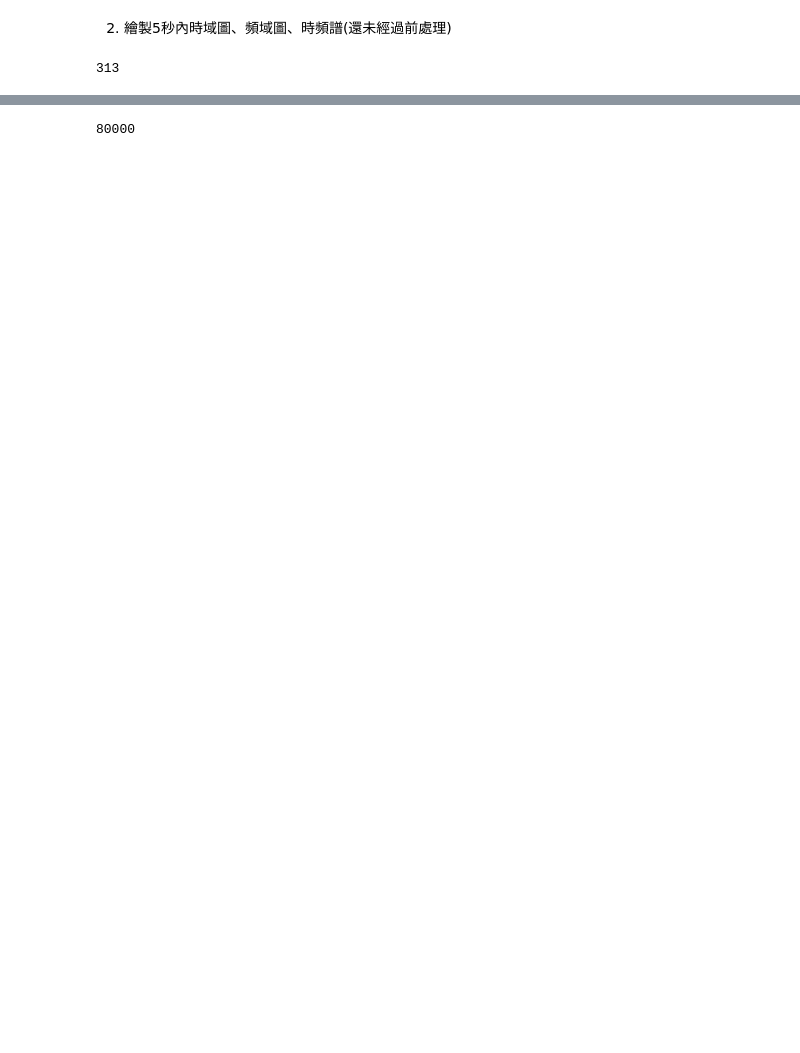
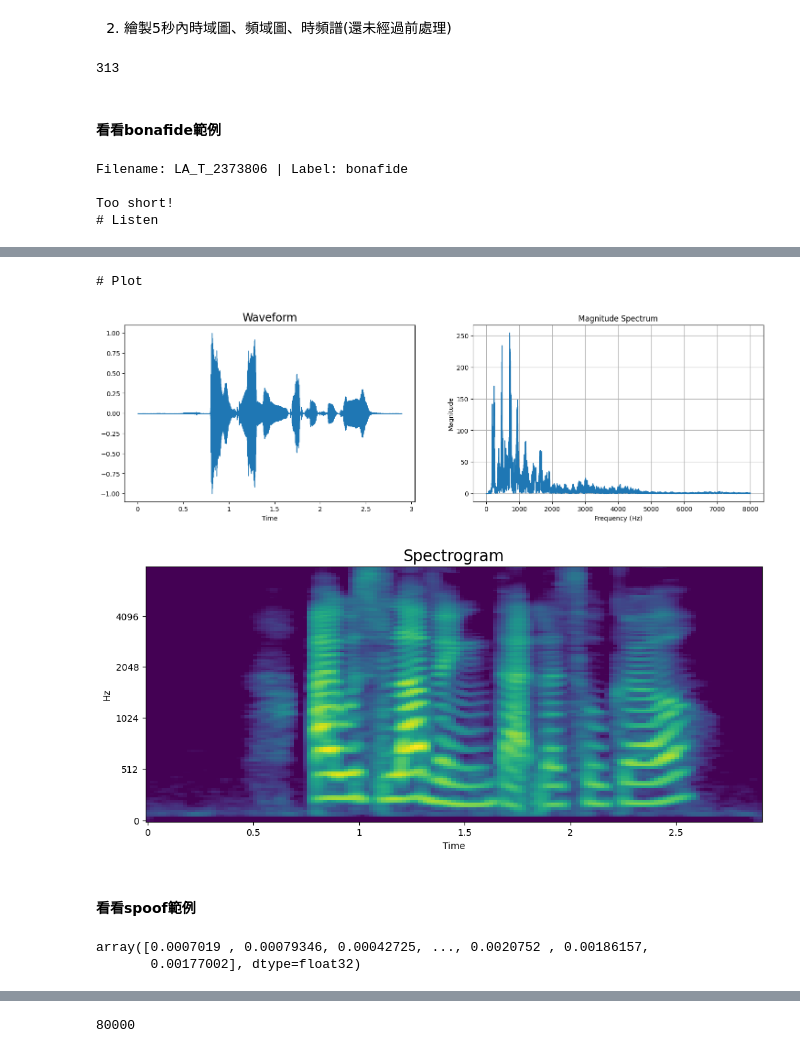
Before and after one commit to AnnTaiwan/Graduate-Project, a Jupyter notebook: src/version2/create_info_dataframe_observe_audio.ipynb, the cells around one changed output, grey strips where cells are left out. Drawn from its saved outputs; the diff is of its cells as text; code cells hidden in the pictures; blank space fills up the shorter version.

```diff
--- a/src/version2/create_info_dataframe_observe_audio.ipynb
+++ b/src/version2/create_info_dataframe_observe_audio.ipynb
@@ -83,10 +77,14 @@ def get_spectrum(audio, sr=SAMPLE_RATE): # 繪製頻域上的圖
     fig = plt.plot(freq_axis[:len(freq_axis)//2], ampSP[:len(freq_axis)//2])  # Only plot the positive frequencies
     return fig
 
-def listen_audio(audio, sr=16000): # 聽音檔
+def listen_audio(audio, sr=SAMPLE_RATE): # 聽音檔
     display(ipd.Audio(audio, rate=sr))
 
 def get_mel_spectrogram(audio, sr=SAMPLE_RATE): # get the mel-spectrogram
+    # same as ######
+    # D = np.abs(librosa.stft(y))**2
+    # S = librosa.feature.melspectrogram(S=D, sr=sr)
+    ################
     spec = librosa.feature.melspectrogram(y=audio, sr=sr, fmax=FMAX, n_mels=N_MELS, hop_length=HOP_LEN, n_fft=N_FFT)
     spec = librosa.power_to_db(spec)
     return spec
@@ -94,7 +92,8 @@ def get_mel_spectrogram(audio, sr=SAMPLE_RATE): # get the mel-spectrogram
 def plot_mel_spectrogram(spec, sr=SAMPLE_RATE): # get the display fig of mel-spectrogram
     # 文獻中提到viridis - blue to green to yellow -> best performing
     # yellow: 越大 / blue: 越小
-    fig = librosa.display.specshow(spec, x_axis='time', y_axis='hz', hop_length=HOP_LEN, sr=sr, fmax=FMAX, cmap='viridis')
+    fig = librosa.display.specshow(spec, x_axis='time', y_axis='mel', hop_length=HOP_LEN, sr=sr, fmax=FMAX, cmap='viridis')
+
     return fig
 
 
@@ -126,6 +125,26 @@ def plot_all(audio): # 開始繪製時域圖、頻域圖、時頻譜
 
     plt.figure(figsize=(12, 5))
     spec = get_mel_spectrogram(audio)
+    # # normalize
+    # spec = normalize_audio(spec)
     plot_mel_spectrogram(spec)
     plt.title("Spectrogram",fontsize=17)
     plt.show()
+# %% [markdown]
+#### 看看bonafide範例
+# %%
+row = train_df[train_df.target==0].iloc[19]
+print(f'Filename: {row.filename} | Label: {row.class_name}\n')
+audio, sr= load_audio(row.filepath)
+if len(audio) < AUDIO_LEN:
+    print("Too short!")
+else:
+    audio = audio[:AUDIO_LEN] # 取5秒內的音檔樣本
+
+# 開始繪製時域圖、頻域圖、時頻譜
+plot_all(audio)
+# %% [output]
+Filename: LA_T_2373806 | Label: bonafide
+
+Too short!
+# Listen
@@ -131,0 +152,10 @@ def plot_all(audio): # 開始繪製時域圖、頻域圖、時頻譜
+# Plot
+[figure, added]
+[figure, added]
+# %% [markdown]
+#### 看看spoof範例
+# %%
+audio
+# %% [output]
+array([0.0007019 , 0.00079346, 0.00042725, ..., 0.0020752 , 0.00186157,
+       0.00177002], dtype=float32)
```
Also changed, not shown: parts of 13 cells of this notebook, 6 other files.
